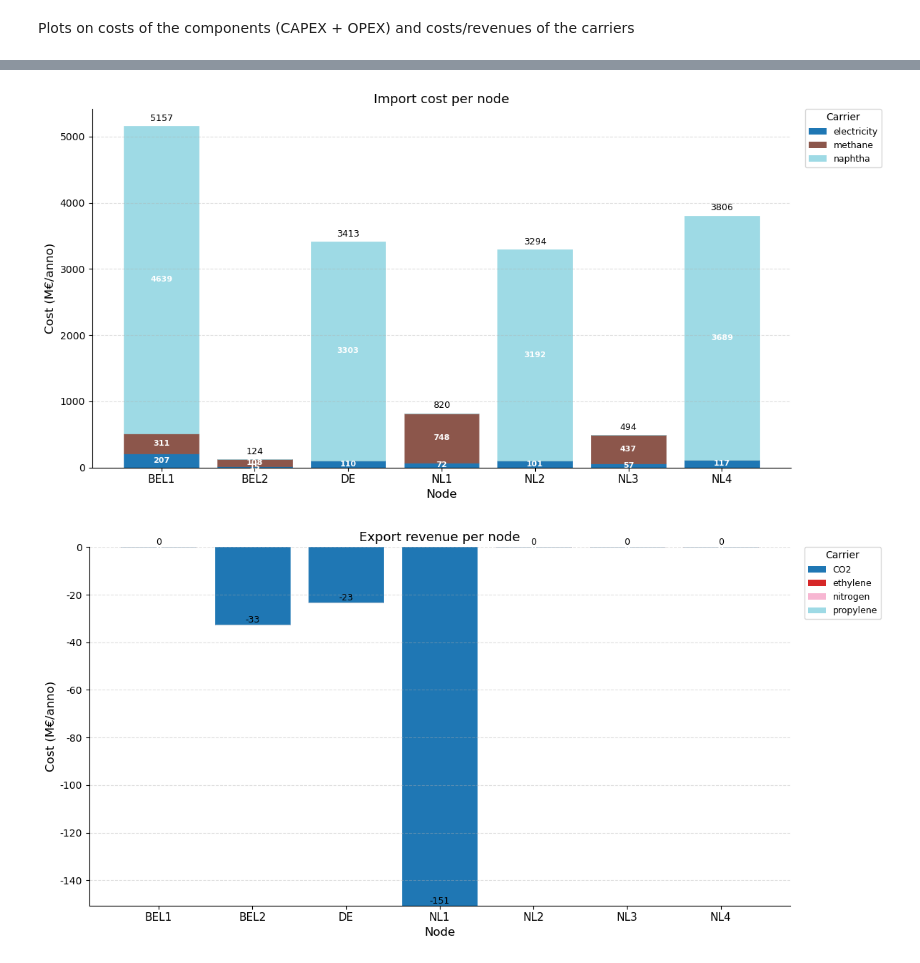
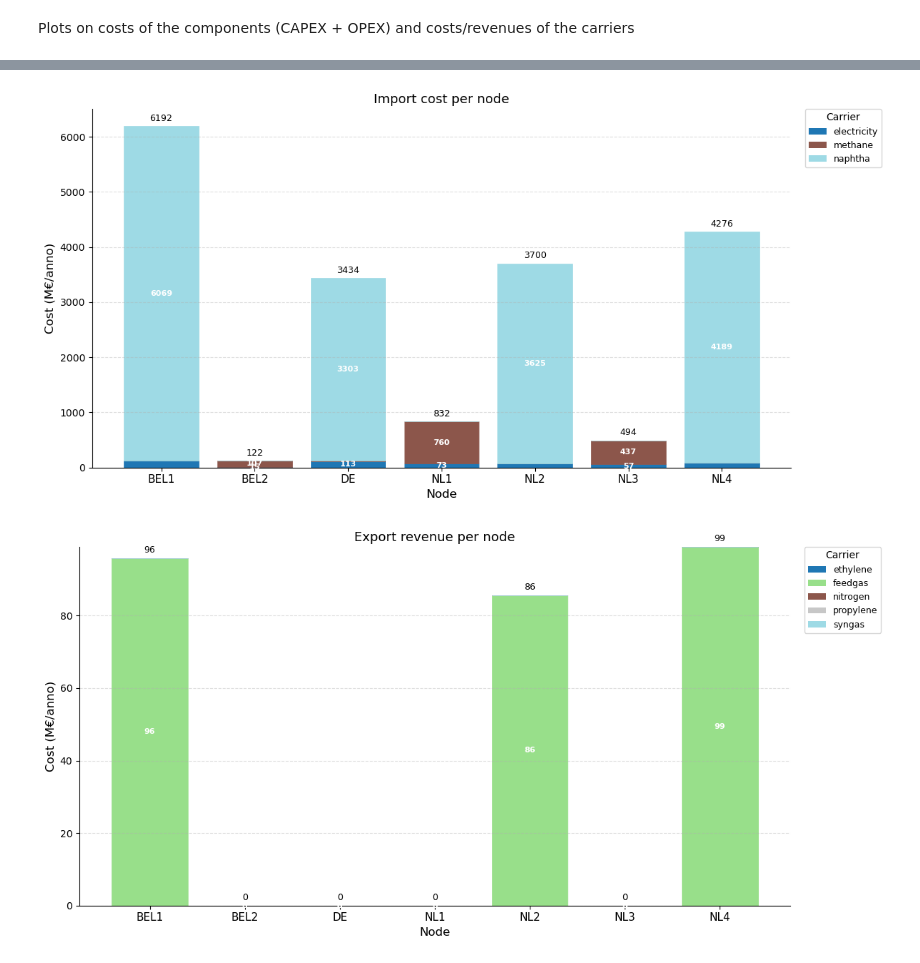
Before and after one commit to AlessandroMagnino/AdOpT-NET0_my, a Jupyter notebook: output_analysers/h5_reader.ipynb, the cells around one changed output, grey strips where cells are left out. Cells and saved outputs as stored; diff of their text form; code cells hidden in the pictures.

```diff
--- a/output_analysers/h5_reader.ipynb
+++ b/output_analysers/h5_reader.ipynb
@@ -1287,8 +1287,7 @@ def plot_stacked_import_export_by_node(
 # ─────────────────────────────────────────────
 
 if __name__ == "__main__":
-    # h5_path    = Path(r"output\current\optimization_results.h5")
-    h5_path    = Path(r"output\current_optimal\optimization_results.h5")  # aggiorna con il tuo percorso
+    h5_path    = Path(r"output\current_layout_optimal_20260330150106-1\optimization_results.h5")
     year       = "2022"
     node_order = ["BEL1", "BEL2", "DE", "NL1", "NL2", "NL3", "NL4"]
 
@@ -1330,5 +1329,5 @@ if __name__ == "__main__":
-[figure, old version]
+[figure, new version]
-[figure, old version]
+[figure, new version]
 # %%
 from __future__ import annotations
 from pathlib import Path
```
Also changed, not shown: parts of 2 cells of this notebook, 42 other files.
